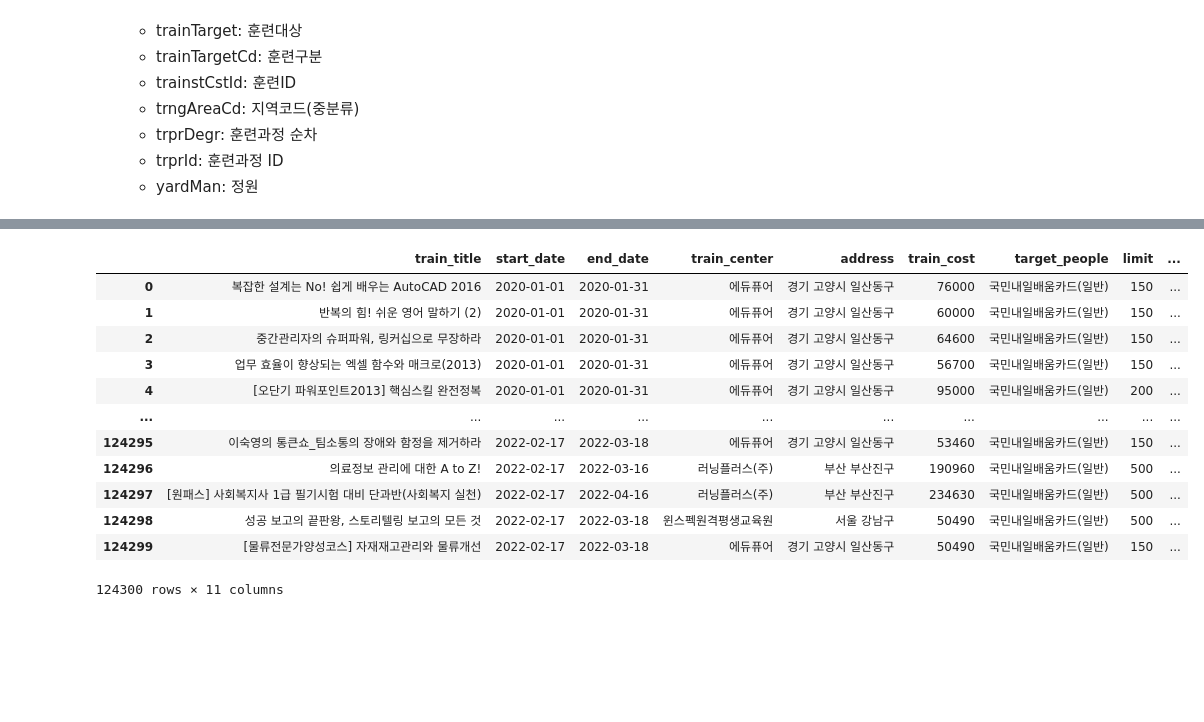
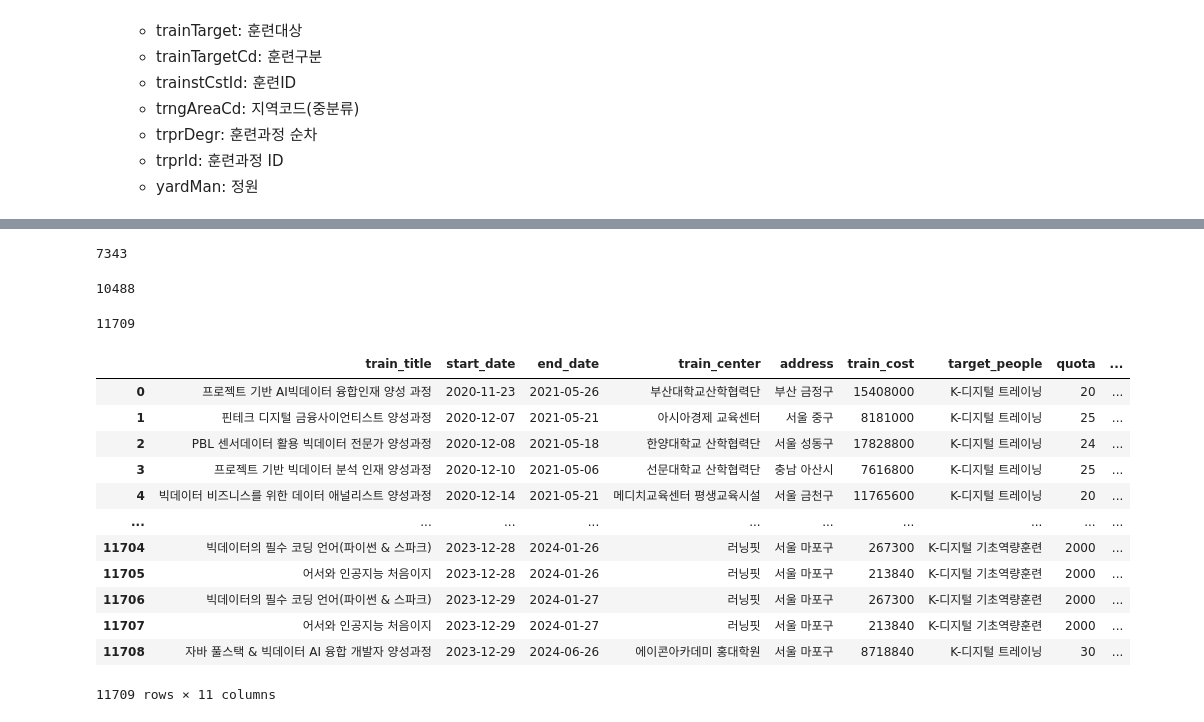
Before and after one commit to gchin97/multi_finalproject, a Jupyter notebook: 국비지원_훈련과정.ipynb, the cells around one changed output, grey strips where cells are left out. Drawn from its saved outputs; the diff is of its cells as text; code cells hidden in the pictures; blank space fills up the shorter version.

```diff
--- a/국비지원_훈련과정.ipynb
+++ b/국비지원_훈련과정.ipynb
@@ -142,3 +283,7 @@ for i in range(1, 624):
         ncs_code.append(soup.find_all('ncscd')[j].text)
         train_tel.append(soup.find_all('telno')[j].text)
         train_link.append(soup.find_all('titlelink')[j].text)
+# %%
+len(train_title)
+# %% [output]
+7343
@@ -145,30 +327,75 @@ for i in range(1, 624):
+# %%
+len(train_title)
+# %% [output]
+10488
+# %%
+import time
+api_key = ''
+return_type = 'XML'
+outType = 1
+sorttype = 'ASC'
+sortCol = 'TRNG_BGDE'
+srchNcs1 = '20'
+srchNcs2 = '2001'
+srchNcs3 = '200107'
+# 가장 오래된 시작일이 2020-01-01
+srchTraStDt = 20230101
+srchTraEndDt = 20241231
+pageSize=100    # 최대 100
+
+# 1221개
+for i in range(1, 14):
+    time.sleep(1)
+    pageNum = i     # 최대 1000
+
+    url = furl = f'https://www.hrd.go.kr/jsp/HRDP/HRDPO00/HRDPOA60/HRDPOA60_1.jsp?returnType=XML&authKey={api_key}&pageNum={pageNum}&pageSize={pageSize}&srchTraStDt={srchTraStDt}&srchTraEndDt={srchTraEndDt}&outType=1&sort={sorttype}&sortCol={sortCol}&crseTracseSe=C0104,C0105&srchTraArea1=00&srchNcs1={srchNcs1}&srchNcs2={srchNcs2}&srchNcs3={srchNcs3}'
+
+    rq = requests.get(url)
+    soup = BeautifulSoup(rq.text)
+
+    for j in range(len(soup.find_all('title'))):
+        train_title.append(soup.find_all('title')[j].text)
+        start_train.append(soup.find_all('trastartdate')[j].text)
+        end_train.append(soup.find_all('traenddate')[j].text)
+        train_center.append(soup.find_all('subtitle')[j].text)
+        add.append(soup.find_all('address')[j].text)
+        train_cost.append(soup.find_all('realman')[j].text)
+        target_people.append(soup.find_all('traintarget')[j].text)
+        limit.append(soup.find_all('yardman')[j].text)
+        ncs_code.append(soup.find_all('ncscd')[j].text)
+        train_tel.append(soup.find_all('telno')[j].text)
+        train_link.append(soup.find_all('titlelink')[j].text)
+# %%
+len(train_title)
+# %% [output]
+11709
 # %%
 train_df = pd.DataFrame(data={
     'train_title':train_title,
     'start_date':start_train,
     'end_date':end_train,
     'train_center':train_center,
     'address':add,
     'train_cost':train_cost,
     'target_people':target_people,
-    'limit':limit,
+    'quota':limit,
     'NCS_code':ncs_code,
     'center_tel':train_tel,
     'link':train_link
 })
 train_df
 # %% [output]
-|  | train_title | start_date | end_date | train_center | address | train_cost | target_people | limit | ... |
-| 0 | 복잡한 설계는 No! 쉽게 배우는 AutoCAD 2016 | 2020-01-01 | 2020-01-31 | 에듀퓨어 | 경기 고양시 일산동구 | 76000 | 국민내일배움카드(일반) | 150 | ... |
-| 1 | 반복의 힘! 쉬운 영어 말하기 (2) | 2020-01-01 | 2020-01-31 | 에듀퓨어 | 경기 고양시 일산동구 | 60000 | 국민내일배움카드(일반) | 150 | ... |
-| 2 | 중간관리자의 슈퍼파워, 링커십으로 무장하라 | 2020-01-01 | 2020-01-31 | 에듀퓨어 | 경기 고양시 일산동구 | 64600 | 국민내일배움카드(일반) | 150 | ... |
-| 3 | 업무 효율이 향상되는 엑셀 함수와 매크로(2013) | 2020-01-01 | 2020-01-31 | 에듀퓨어 | 경기 고양시 일산동구 | 56700 | 국민내일배움카드(일반) | 150 | ... |
-| 4 | [오단기 파워포인트2013] 핵심스킬 완전정복 | 2020-01-01 | 2020-01-31 | 에듀퓨어 | 경기 고양시 일산동구 | 95000 | 국민내일배움카드(일반) | 200 | ... |
+|  | train_title | start_date | end_date | train_center | address | train_cost | target_people | quota | ... |
+| 0 | 프로젝트 기반 AI빅데이터 융합인재 양성 과정 | 2020-11-23 | 2021-05-26 | 부산대학교산학협력단 | 부산 금정구 | 15408000 | K-디지털 트레이닝 | 20 | ... |
+| 1 | 핀테크 디지털 금융사이언티스트 양성과정 | 2020-12-07 | 2021-05-21 | 아시아경제 교육센터 | 서울 중구 | 8181000 | K-디지털 트레이닝 | 25 | ... |
+| 2 | PBL 센서데이터 활용 빅데이터 전문가 양성과정 | 2020-12-08 | 2021-05-18 | 한양대학교 산학협력단 | 서울 성동구 | 17828800 | K-디지털 트레이닝 | 24 | ... |
+| 3 | 프로젝트 기반 빅데이터 분석 인재 양성과정 | 2020-12-10 | 2021-05-06 | 선문대학교 산학협력단 | 충남 아산시 | 7616800 | K-디지털 트레이닝 | 25 | ... |
+| 4 | 빅데이터 비즈니스를 위한 데이터 애널리스트 양성과정 | 2020-12-14 | 2021-05-21 | 메디치교육센터 평생교육시설 | 서울 금천구 | 11765600 | K-디지털 트레이닝 | 20 | ... |
 | ... | ... | ... | ... | ... | ... | ... | ... | ... | ... |
-| 124295 | 이숙영의 통큰쇼_팀소통의 장애와 함정을 제거하라 | 2022-02-17 | 2022-03-18 | 에듀퓨어 | 경기 고양시 일산동구 | 53460 | 국민내일배움카드(일반) | 150 | ... |
-| 124296 | 의료정보 관리에 대한 A to Z! | 2022-02-17 | 2022-03-16 | 러닝플러스(주) | 부산 부산진구 | 190960 | 국민내일배움카드(일반) | 500 | ... |
-| 124297 | [원패스] 사회복지사 1급 필기시험 대비 단과반(사회복지 실천) | 2022-02-17 | 2022-04-16 | 러닝플러스(주) | 부산 부산진구 | 234630 | 국민내일배움카드(일반) | 500 | ... |
-| 124298 | 성공 보고의 끝판왕, 스토리텔링 보고의 모든 것 | 2022-02-17 | 2022-03-18 | 윈스펙원격평생교육원 | 서울 강남구 | 50490 | 국민내일배움카드(일반) | 500 | ... |
-| 124299 | [물류전문가양성코스] 자재재고관리와 물류개선 | 2022-02-17 | 2022-03-18 | 에듀퓨어 | 경기 고양시 일산동구 | 50490 | 국민내일배움카드(일반) | 150 | ... |
+| 11704 | 빅데이터의 필수 코딩 언어(파이썬 & 스파크) | 2023-12-28 | 2024-01-26 | 러닝핏 | 서울 마포구 | 267300 | K-디지털 기초역량훈련 | 2000 | ... |
+| 11705 | 어서와 인공지능 처음이지 | 2023-12-28 | 2024-01-26 | 러닝핏 | 서울 마포구 | 213840 | K-디지털 기초역량훈련 | 2000 | ... |
+| 11706 | 빅데이터의 필수 코딩 언어(파이썬 & 스파크) | 2023-12-29 | 2024-01-27 | 러닝핏 | 서울 마포구 | 267300 | K-디지털 기초역량훈련 | 2000 | ... |
+| 11707 | 어서와 인공지능 처음이지 | 2023-12-29 | 2024-01-27 | 러닝핏 | 서울 마포구 | 213840 | K-디지털 기초역량훈련 | 2000 | ... |
+| 11708 | 자바 풀스택 & 빅데이터 AI 융합 개발자 양성과정 | 2023-12-29 | 2024-06-26 | 에이콘아카데미 홍대학원 | 서울 마포구 | 8718840 | K-디지털 트레이닝 | 30 | ... |
-124300 rows × 11 columns
+11709 rows × 11 columns
 # %%
```
Also changed, not shown: parts of 15 cells of this notebook.
